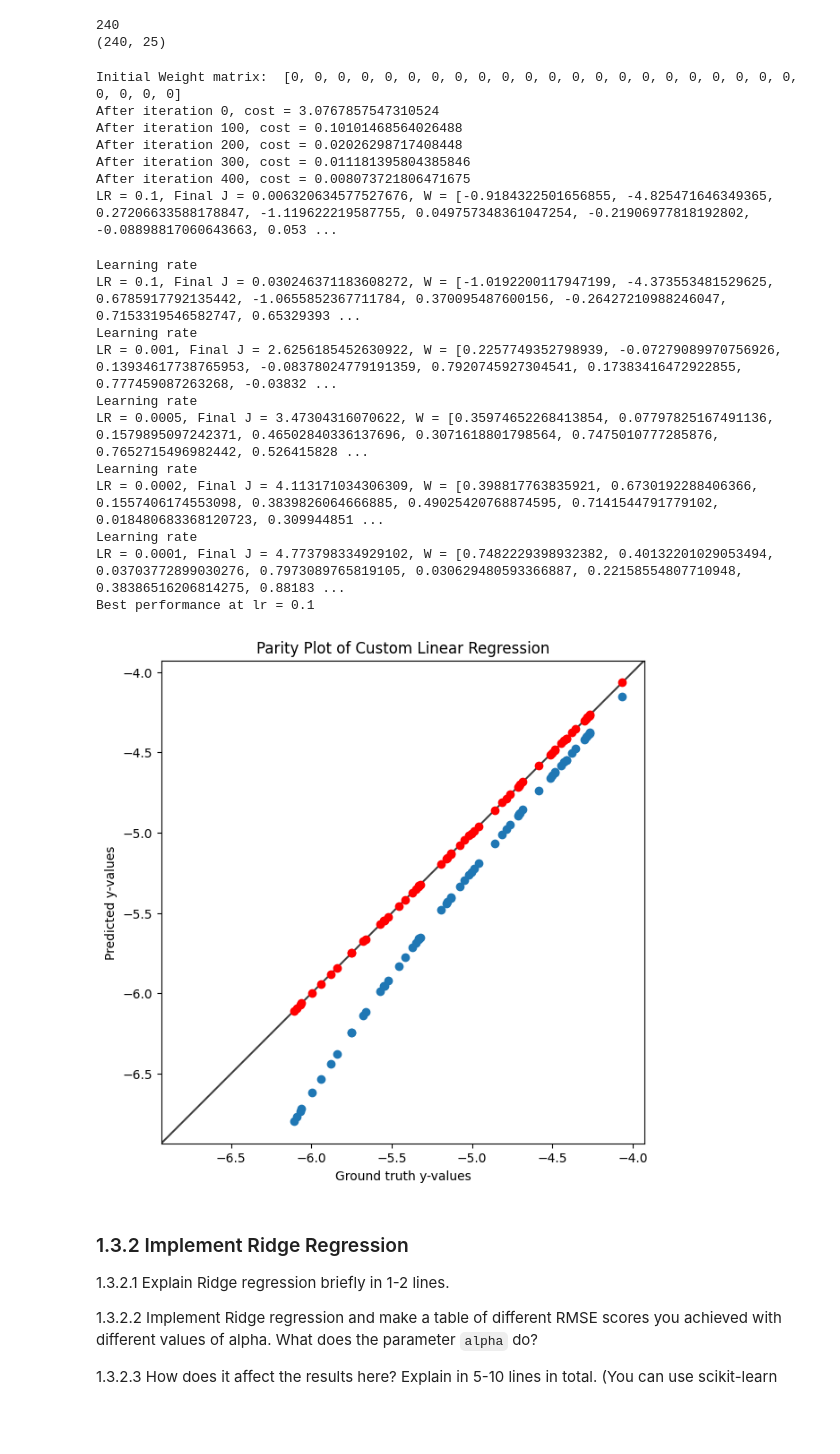
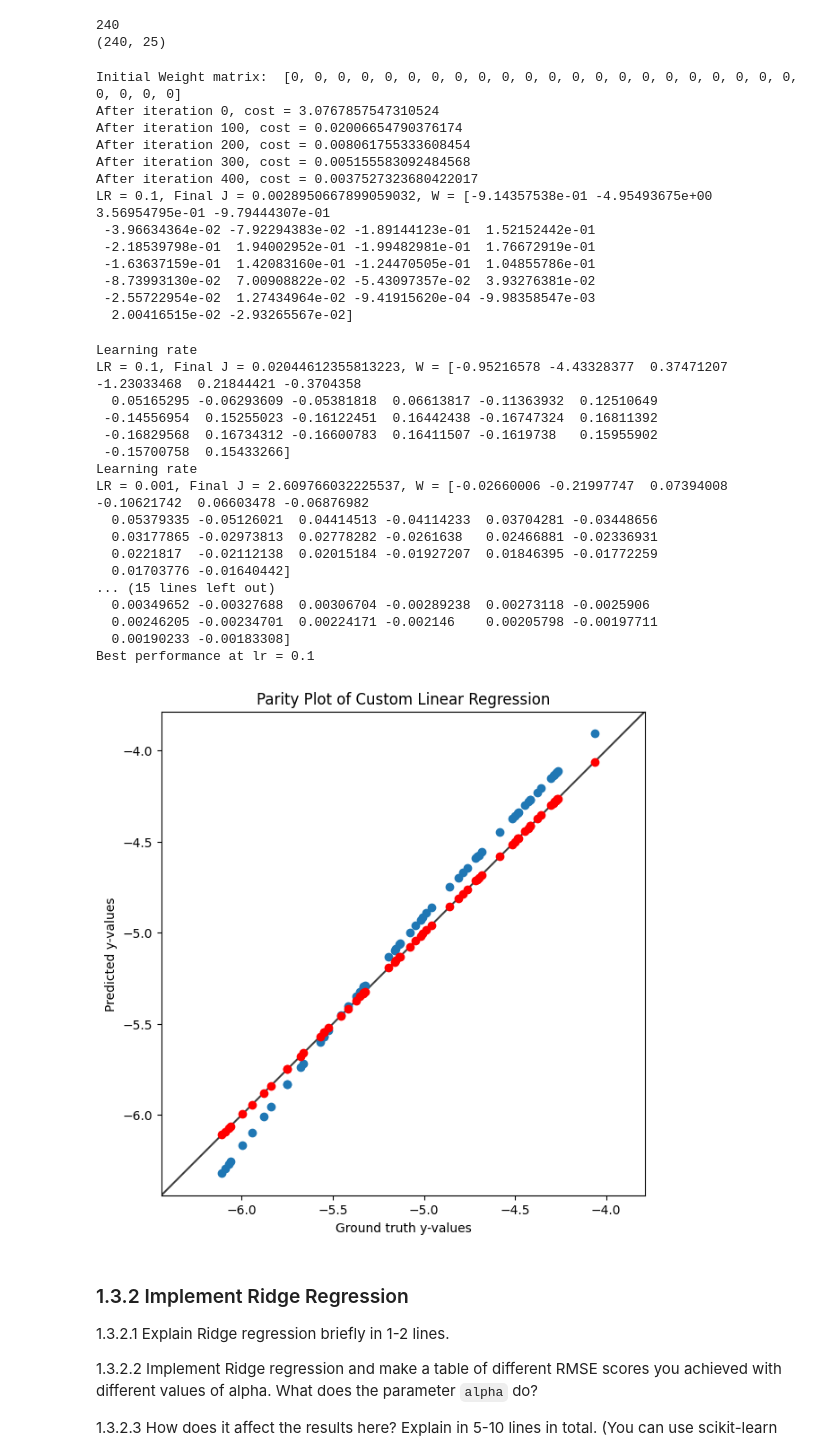
Before and after one commit to Animeshnbe/SMAI_Assignment, a Jupyter notebook: Q3/2022201027_A1_Q3.ipynb, the cells around one changed output. Saved outputs shown, nothing was run; the diff lists cells and outputs as text; code cells hidden in the pictures; blank space fills up the shorter version.

```diff
--- a/Q3/2022201027_A1_Q3.ipynb
+++ b/Q3/2022201027_A1_Q3.ipynb
@@ -94,19 +94,21 @@ print(x.shape)
 # implement Linear Regression
 
 def get_weight(W,lr):
-    n,dim = x.shape
-    dim+=1
-    gradient = [0] * dim
-    for i in range(n):
-        pred = predictor(W,x[i])
-        actual = y_train[i]
-        for j in range(dim):
-            x_j = 1 if j==0 else x[i][j-1]
-            gradient[j] += (pred-actual)*x_j
+    n = x.shape[0]
+    # dim+=1
+    # gradient = [0] * dim
+    # for i in range(n):
+    #     pred = predictor(W,x[i])
+    #     actual = y_train[i]
+    #     for j in range(dim):
+    #         # x_j = 1 if j==0 else x[i][j-1]
+    #         gradient[j] += (pred-actual)*x[i][j]  #x_j
 
-    W_new = [0] * dim
-    for i in range(dim):
-        W_new[i] = W[i] - lr*(1/n)*gradient[i]
+    # W_new = [0] * (dim+1)
+    # for i in range(dim+1):
+    #     W_new[i] = W[i] - lr*(1/n)*gradient[i]
+    x_b = np.c_[np.ones((n, 1)), x]  #add bias
+    W_new = W - lr*2/n * x_b.T.dot(x_b.dot(W) - np.array(y_train))
     return W_new
 
 def predictor(W,point):
@@ -149,11 +151,17 @@ J,W = gradient_descent()
 # %% [output]
 Initial Weight matrix:  [0, 0, 0, 0, 0, 0, 0, 0, 0, 0, 0, 0, 0, 0, 0, 0, 0, 0, 0, 0, 0, 0, 0, 0, 0, 0]
 After iteration 0, cost = 3.0767857547310524
-After iteration 100, cost = 0.10101468564026488
-After iteration 200, cost = 0.02026298717408448
-After iteration 300, cost = 0.011181395804385846
-After iteration 400, cost = 0.008073721806471675
-LR = 0.1, Final J = 0.006320634577527676, W = [-0.9184322501656855, -4.825471646349365, 0.27206633588178847, -1.119622219587755, 0.049757348361047254, -0.21906977818192802, -0.08898817060643663, 0.053 ...
+After iteration 100, cost = 0.02006654790376174
+After iteration 200, cost = 0.008061755333608454
+After iteration 300, cost = 0.005155583092484568
+After iteration 400, cost = 0.0037527323680422017
+LR = 0.1, Final J = 0.0028950667899059032, W = [-9.14357538e-01 -4.95493675e+00  3.56954795e-01 -9.79444307e-01
+ -3.96634364e-02 -7.92294383e-02 -1.89144123e-01  1.52152442e-01
+ -2.18539798e-01  1.94002952e-01 -1.99482981e-01  1.76672919e-01
+ -1.63637159e-01  1.42083160e-01 -1.24470505e-01  1.04855786e-01
+ -8.73993130e-02  7.00908822e-02 -5.43097357e-02  3.93276381e-02
+ -2.55722954e-02  1.27434964e-02 -9.41915620e-04 -9.98358547e-03
+  2.00416515e-02 -2.93265567e-02]
 # %%
 # 1.3.2.3
 # try with different learning rates and choose the best one
@@ -173,50 +181,56 @@ for lr in lrs:
 print(f"Best performance at lr = {lr_f}")
 # %% [output]
 Learning rate
-LR = 0.1, Final J = 0.030246371183608272, W = [-1.0192200117947199, -4.373553481529625, 0.6785917792135442, -1.0655852367711784, 0.370095487600156, -0.26427210988246047, 0.7153319546582747, 0.65329393 ...
+LR = 0.1, Final J = 0.02044612355813223, W = [-0.95216578 -4.43328377  0.37471207 -1.23033468  0.21844421 -0.3704358
+  0.05165295 -0.06293609 -0.05381818  0.06613817 -0.11363932  0.12510649
+ -0.14556954  0.15255023 -0.16122451  0.16442438 -0.16747324  0.16811392
+ -0.16829568  0.16734312 -0.16600783  0.16411507 -0.1619738   0.15955902
+ -0.15700758  0.15433266]
 Learning rate
-LR = 0.001, Final J = 2.6256185452630922, W = [0.2257749352798939, -0.07279089970756926, 0.13934617738765953, -0.08378024779191359, 0.7920745927304541, 0.17383416472922855, 0.777459087263268, -0.03832 ...
-Learning rate
-LR = 0.0005, Final J = 3.47304316070622, W = [0.35974652268413854, 0.07797825167491136, 0.1579895097242371, 0.46502840336137696, 0.3071618801798564, 0.7475010777285876, 0.7652715496982442, 0.526415828 ...
-Learning rate
-LR = 0.0002, Final J = 4.113171034306309, W = [0.398817763835921, 0.6730192288406366, 0.1557406174553098, 0.3839826064666885, 0.49025420768874595, 0.7141544791779102, 0.018480683368120723, 0.309944851 ...
-Learning rate
-LR = 0.0001, Final J = 4.773798334929102, W = [0.7482229398932382, 0.40132201029053494, 0.03703772899030276, 0.7973089765819105, 0.030629480593366887, 0.22158554807710948, 0.38386516206814275, 0.88183 ...
+LR = 0.001, Final J = 2.609766032225537, W = [-0.02660006 -0.21997747  0.07394008 -0.10621742  0.06603478 -0.06876982
+  0.05379335 -0.05126021  0.04414513 -0.04114233  0.03704281 -0.03448656
+  0.03177865 -0.02973813  0.02778282 -0.0261638   0.02466881 -0.02336931
+  0.0221817  -0.02112138  0.02015184 -0.01927207  0.01846395 -0.01772259
+  0.01703776 -0.01640442]
+... (15 lines left out)
+  0.00349652 -0.00327688  0.00306704 -0.00289238  0.00273118 -0.0025906
+  0.00246205 -0.00234701  0.00224171 -0.002146    0.00205798 -0.00197711
+  0.00190233 -0.00183308]
 Best performance at lr = 0.1
 # %%
 # 1.3.1.4
 # Get the predictions of x_test into `y_pred`
 
 from sklearn.linear_model import LinearRegression
 regressor = LinearRegression()
 regressor.fit(x_train,y_train)
 
 y_pred2 = regressor.predict(x_test)
 
 y_pred = []
 for x_sample in x_test:
-    y_pred.append(predictor(W,x_sample))
+    y_pred.append(predictor(W_pred,x_sample))
 
 fig, ax = plt.subplots(figsize=(7,7))
 
 ax.scatter(y_test, y_pred)
 ax.scatter(y_test, y_pred2,facecolor='red')
 
 lims = [
     np.min([ax.get_xlim(), ax.get_ylim()]),
     np.max([ax.get_xlim(), ax.get_ylim()]),
 ]
 ax.plot(lims, lims, 'k-', alpha=0.75, zorder=0)
 ax.set_aspect('equal')
 ax.set_xlim(lims)
 ax.set_ylim(lims)
 
 ax.set_title('Parity Plot of Custom Linear Regression')
 ax.set_xlabel('Ground truth y-values')
 ax.set_ylabel('Predicted y-values')
 plt.show()
 # %% [output]
-[figure, old version]
+[figure, new version]
 # %% [markdown]
 ### 1.3.2 Implement Ridge Regression
 
```
